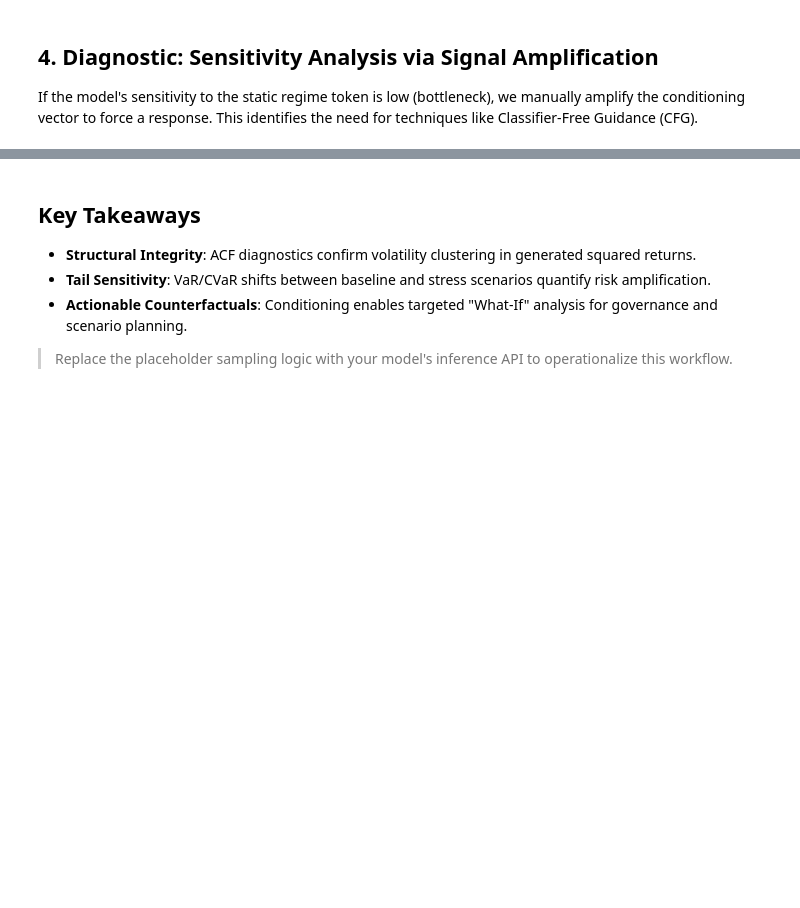
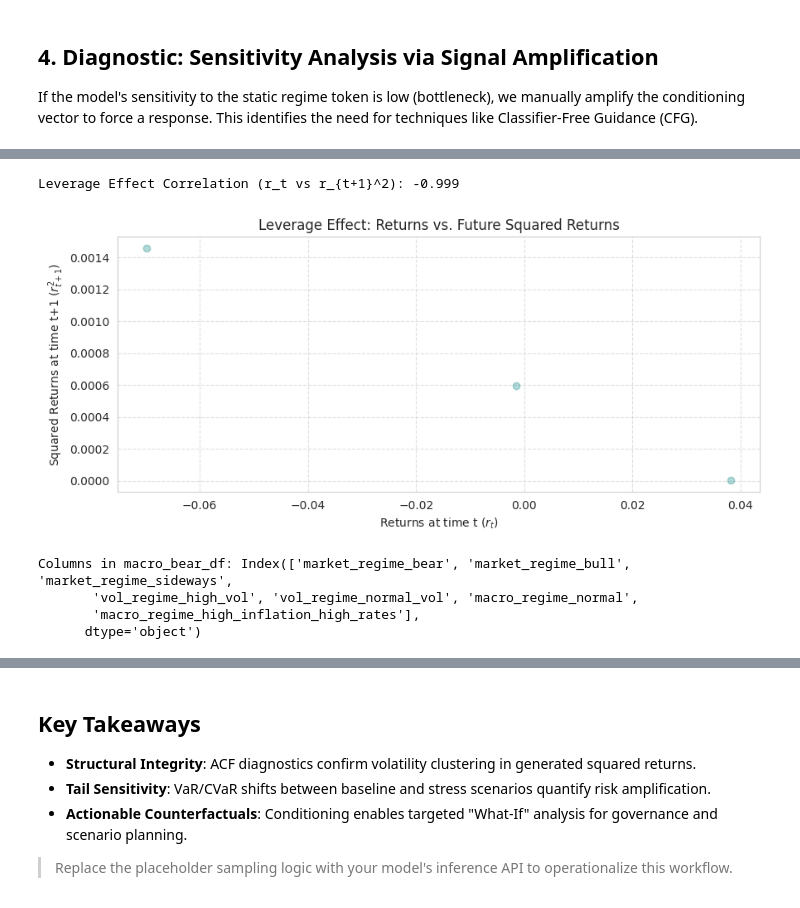
Before and after one commit to Land-Walker/My_Little_Quant_Firm, a Jupyter notebook: FinD_Generator/notebooks/scenario_stress_demo.ipynb, the cells around one changed output, grey strips where cells are left out. Saved outputs shown, nothing was run; the diff lists cells and outputs as text; code cells hidden in the pictures; blank space fills up the shorter version.

```diff
--- a/FinD_Generator/notebooks/scenario_stress_demo.ipynb
+++ b/FinD_Generator/notebooks/scenario_stress_demo.ipynb
@@ -393,0 +438,69 @@ Maximum Signal Impact: 0.00339
+# %%
+
+# Leverage Effect Test: correlation between returns and future volatility
+leverage_returns = baseline_scenarios.iloc[:, 0].diff().dropna()
+future_vol = (leverage_returns ** 2).shift(-1)
+leverage_corr = leverage_returns.corr(future_vol)
+
+# By using double braces {{t+1}}, we tell the f-string to print literal braces.
+print(f"Leverage Effect Correlation (r_t vs r_{{t+1}}^2): {leverage_corr:.3f}")
+
+plt.figure(figsize=(10, 4))
+plt.scatter(leverage_returns, future_vol, alpha=0.3, color="teal")
+plt.title("Leverage Effect: Returns vs. Future Squared Returns")
+plt.xlabel("Returns at time t ($r_t$)")
+plt.ylabel("Squared Returns at time t+1 ($r_{t+1}^2$)")
+plt.grid(True, linestyle='--', alpha=0.6)
+plt.show()
+# %% [output]
+Leverage Effect Correlation (r_t vs r_{t+1}^2): -0.999
+[figure, added]
+# %%
+
+# Macro Sensitivity Check: contrasting macro-conditioned scenarios
+macro_bear_df = scenario_generator.apply_scenario(
+    cond_df=cond_static_df,
+    scenario={
+        "macro_regime": "high_inflation_high_rates",
+        "start_t": 0,
+        "duration": 1,
+        "transition": "hard",
+    },
+    horizon=1,
+)
+macro_bull_df = scenario_generator.apply_scenario(
+    cond_df=cond_static_df,
+    scenario={
+        "macro_regime": "low_inflation_low_rates",
+        "start_t": 0,
+        "duration": 1,
+        "transition": "hard",
+    },
+    horizon=1,
+)
+
+macro_bear = torch.tensor(macro_bear_df.values, device=device, dtype=cond_static_base.dtype)
+macro_bull = torch.tensor(macro_bull_df.values, device=device, dtype=cond_static_base.dtype)
+
+with torch.no_grad():
+    bear_samples = predictor.sample_autoregressive(
+        x_hist=x_hist,
+        cond_dynamic=cond_dynamic,
+        cond_static=macro_bear,
+        num_samples=num_samples,
+        sampling_strategy="masked_step",
+    )
+    bull_samples = predictor.sample_autoregressive(
+        x_hist=x_hist,
+        cond_dynamic=cond_dynamic,
+        cond_static=macro_bull,
+        num_samples=num_samples,
+        sampling_strategy="masked_step",
+    )
+
+bear_df = bear_samples.mean(dim=-1).squeeze(1).cpu().numpy().T
+# %% [output]
+Columns in macro_bear_df: Index(['market_regime_bear', 'market_regime_bull', 'market_regime_sideways',
+       'vol_regime_high_vol', 'vol_regime_normal_vol', 'macro_regime_normal',
+       'macro_regime_high_inflation_high_rates'],
+      dtype='object')
```
Also changed, not shown: parts of 11 cells of this notebook.
